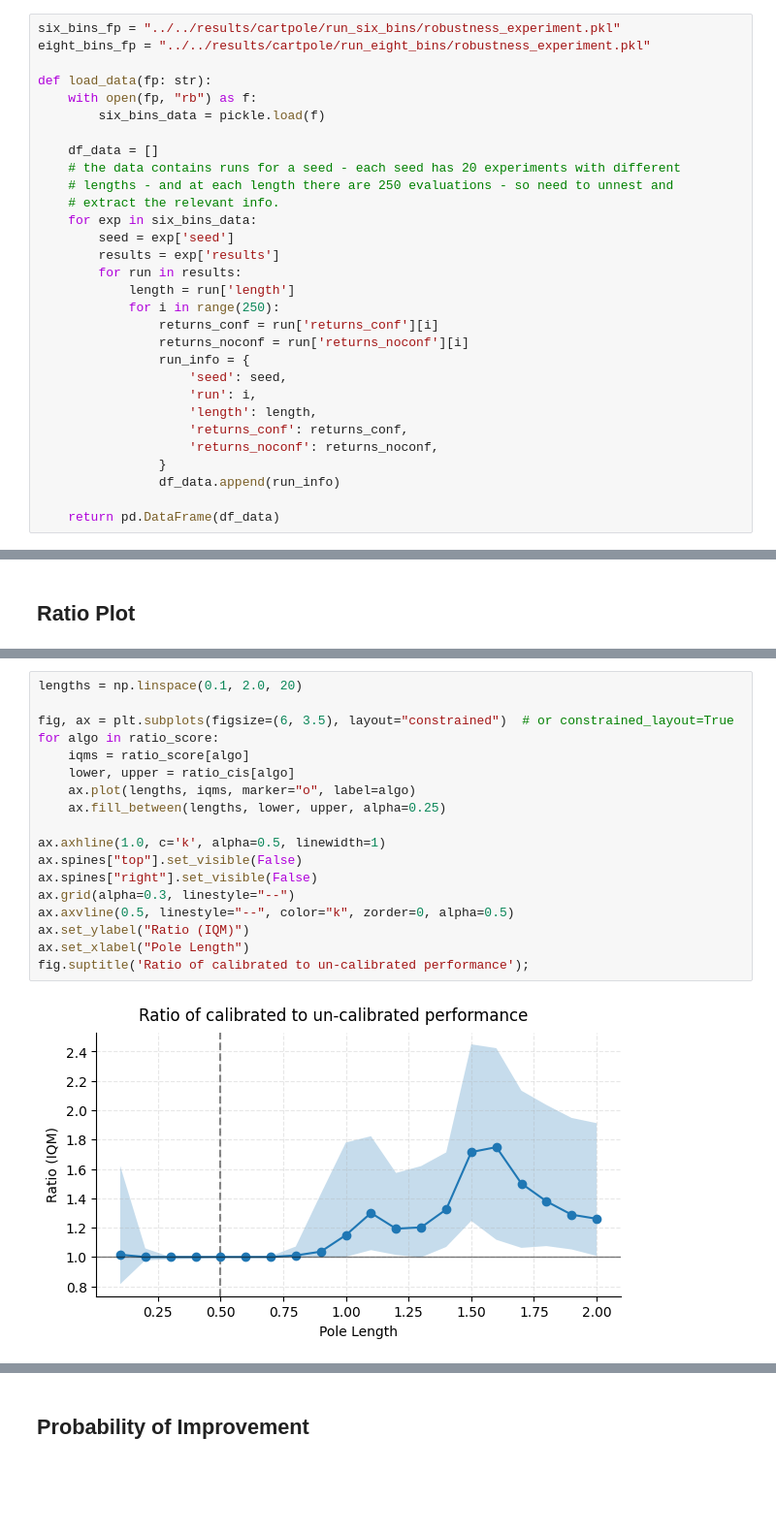
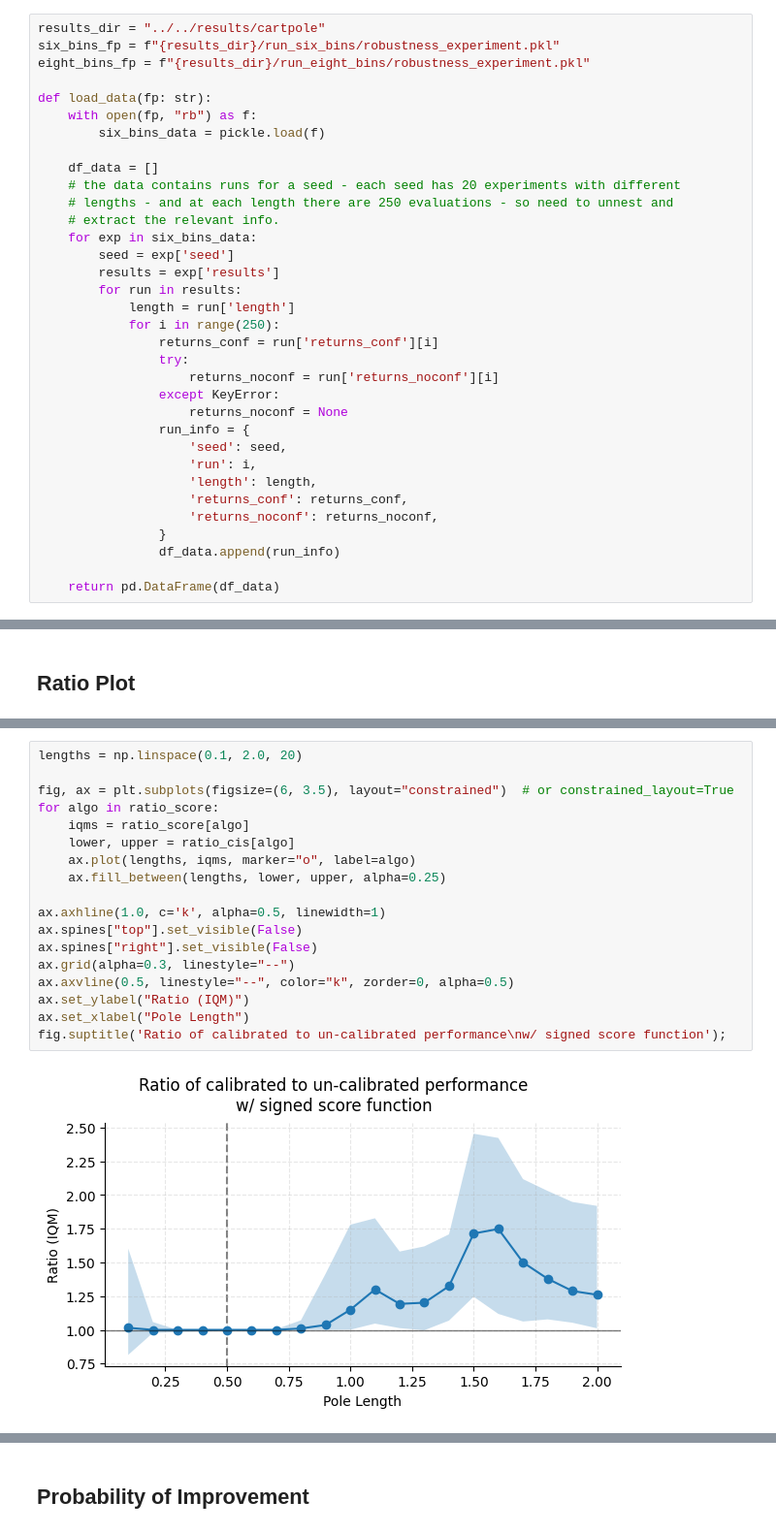
Before and after one commit to foty-hub/msc_thesis, a Jupyter notebook: notebooks/cartpole/plot.ipynb, the cells around one changed output, grey strips where cells are left out. Shown at 97% size. Saved outputs shown, nothing was run; the diff lists cells and outputs as text; blank space fills up the shorter version.

Commit message:
new plots for tt-adaptation and score function choice.

```diff
--- a/notebooks/cartpole/plot.ipynb
+++ b/notebooks/cartpole/plot.ipynb
@@ -8,8 +8,9 @@ import matplotlib.pyplot as plt
 from rliable import metrics
 from rliable import library as rly
 # %%
-six_bins_fp = "../../results/cartpole/run_six_bins/robustness_experiment.pkl"
-eight_bins_fp = "../../results/cartpole/run_eight_bins/robustness_experiment.pkl"
+results_dir = "../../results/cartpole"
+six_bins_fp = f"{results_dir}/run_six_bins/robustness_experiment.pkl"
+eight_bins_fp = f"{results_dir}/run_eight_bins/robustness_experiment.pkl"
 
 def load_data(fp: str):
     with open(fp, "rb") as f:
@@ -26,7 +27,10 @@ def load_data(fp: str):
             length = run['length']
             for i in range(250):
                 returns_conf = run['returns_conf'][i]
-                returns_noconf = run['returns_noconf'][i]
+                try:
+                    returns_noconf = run['returns_noconf'][i]
+                except KeyError:
+                    returns_noconf = None
                 run_info = {
                     'seed': seed,
                     'run': i,
@@ -147,20 +126,20 @@ ratio_score, ratio_cis = rly.get_interval_estimates(
 # %%
 lengths = np.linspace(0.1, 2.0, 20)
 
 fig, ax = plt.subplots(figsize=(6, 3.5), layout="constrained")  # or constrained_layout=True
 for algo in ratio_score:
     iqms = ratio_score[algo]
     lower, upper = ratio_cis[algo]
     ax.plot(lengths, iqms, marker="o", label=algo)
     ax.fill_between(lengths, lower, upper, alpha=0.25)
 
 ax.axhline(1.0, c='k', alpha=0.5, linewidth=1)
 ax.spines["top"].set_visible(False)
 ax.spines["right"].set_visible(False)
 ax.grid(alpha=0.3, linestyle="--")
 ax.axvline(0.5, linestyle="--", color="k", zorder=0, alpha=0.5)
 ax.set_ylabel("Ratio (IQM)")
 ax.set_xlabel("Pole Length")
-fig.suptitle('Ratio of calibrated to un-calibrated performance');
+fig.suptitle('Ratio of calibrated to un-calibrated performance\nw/ signed score function');
 # %% [output]
-[figure, old version]
+[figure, new version]
```
Also changed, not shown: parts of 16 cells of this notebook.
